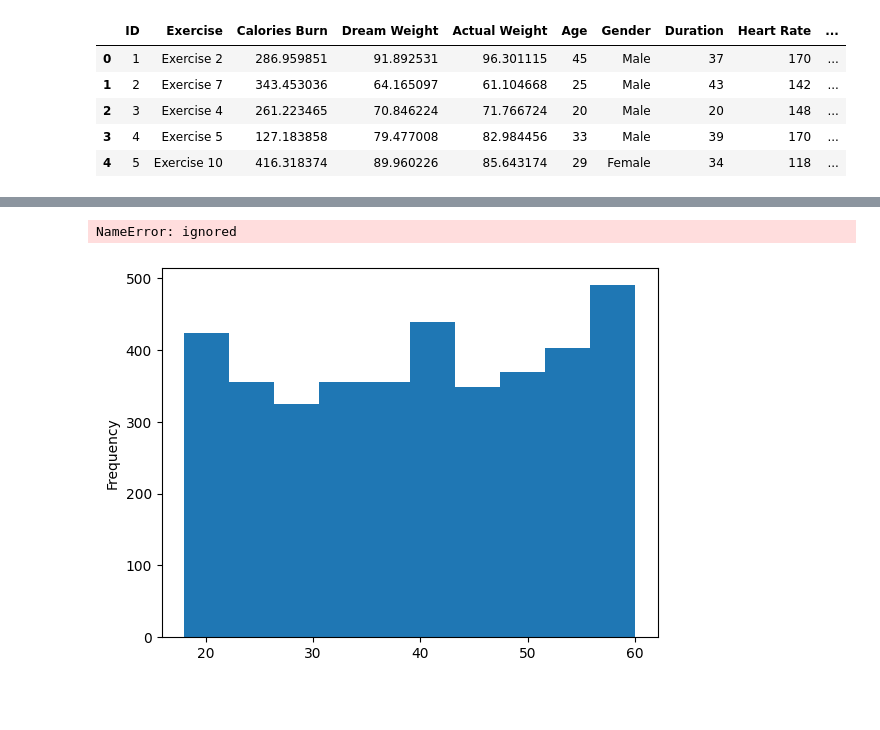
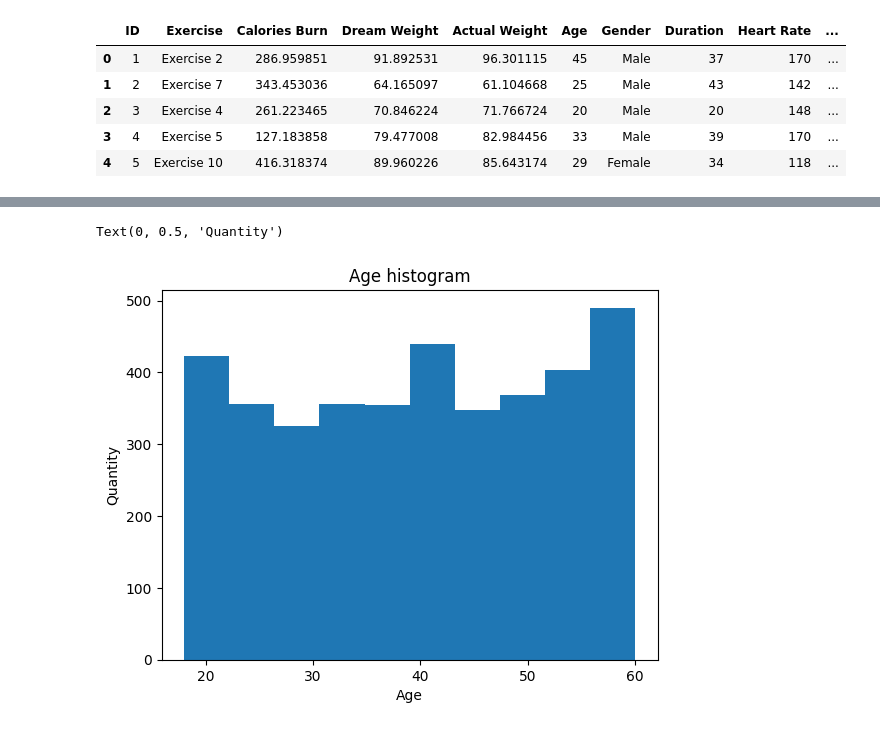
Before and after one commit to mbroda2000/Python_and_ML_Repository, a Jupyter notebook: zad2.ipynb, the cells around one changed output, grey strips where cells are left out. Saved outputs shown, nothing was run; the diff lists cells and outputs as text; code cells hidden in the pictures; blank space fills up the shorter version.

```diff
--- a/zad2.ipynb
+++ b/zad2.ipynb
@@ -27,8 +37,9 @@ data.describe()
 # %%
-data['Age'].plot.hist()
+age = data['Age']
+plt.hist(age)
 plt.title('Age histogram')
 plt.xlabel('Age')
 plt.ylabel('Quantity')
 # %% [output]
-NameError: ignored
+Text(0, 0.5, 'Quantity')
-[figure, old version]
+[figure, new version]
```
Also changed, not shown: parts of 5 cells of this notebook.
